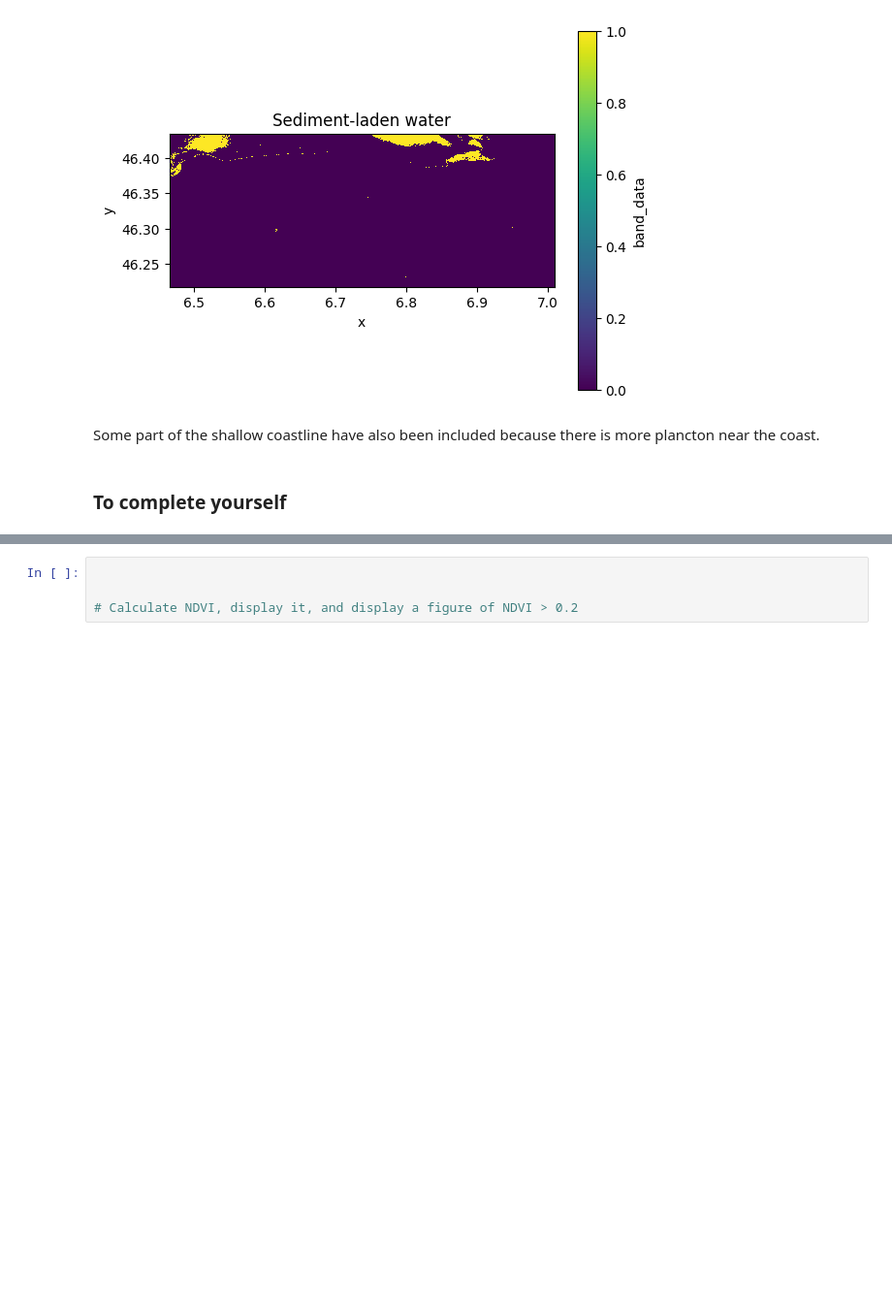
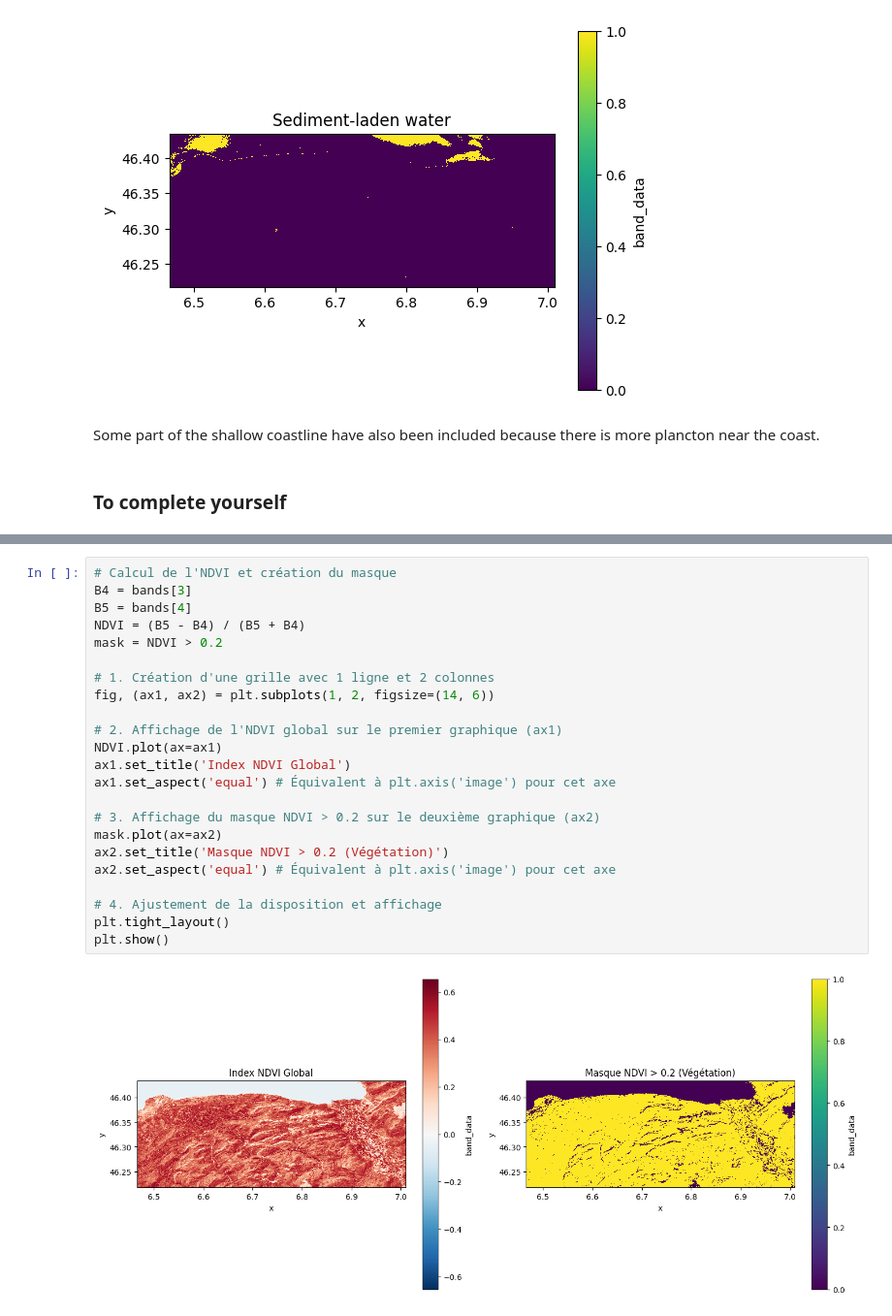
Before and after one commit to LucaSchaerz/REMOTESENSING, a Jupyter notebook: RSES_TP2_notebook.ipynb, the cells around one changed output, grey strips where cells are left out. Shown at 97% size. Drawn from its saved outputs; the diff is of its cells as text; blank space fills up the shorter version.

```diff
--- a/RSES_TP2_notebook.ipynb
+++ b/RSES_TP2_notebook.ipynb
@@ -341,4 +346,25 @@ AttributeError: 'ellipsis' object has no attribute 'plot'
-# %%
-
-
-# Calculate NDVI, display it, and display a figure of NDVI > 0.2
+# %%
+# Calcul de l'NDVI et création du masque
+B4 = bands[3]
+B5 = bands[4]
+NDVI = (B5 - B4) / (B5 + B4)
+mask = NDVI > 0.2
+
+# 1. Création d'une grille avec 1 ligne et 2 colonnes
+fig, (ax1, ax2) = plt.subplots(1, 2, figsize=(14, 6))
+
+# 2. Affichage de l'NDVI global sur le premier graphique (ax1)
+NDVI.plot(ax=ax1)
+ax1.set_title('Index NDVI Global')
+ax1.set_aspect('equal') # Équivalent à plt.axis('image') pour cet axe
+
+# 3. Affichage du masque NDVI > 0.2 sur le deuxième graphique (ax2)
+mask.plot(ax=ax2)
+ax2.set_title('Masque NDVI > 0.2 (Végétation)')
+ax2.set_aspect('equal') # Équivalent à plt.axis('image') pour cet axe
+
+# 4. Ajustement de la disposition et affichage
+plt.tight_layout()
+plt.show()
+# %% [output]
+[figure, added]
```
Also changed, not shown: parts of 4 cells of this notebook.
